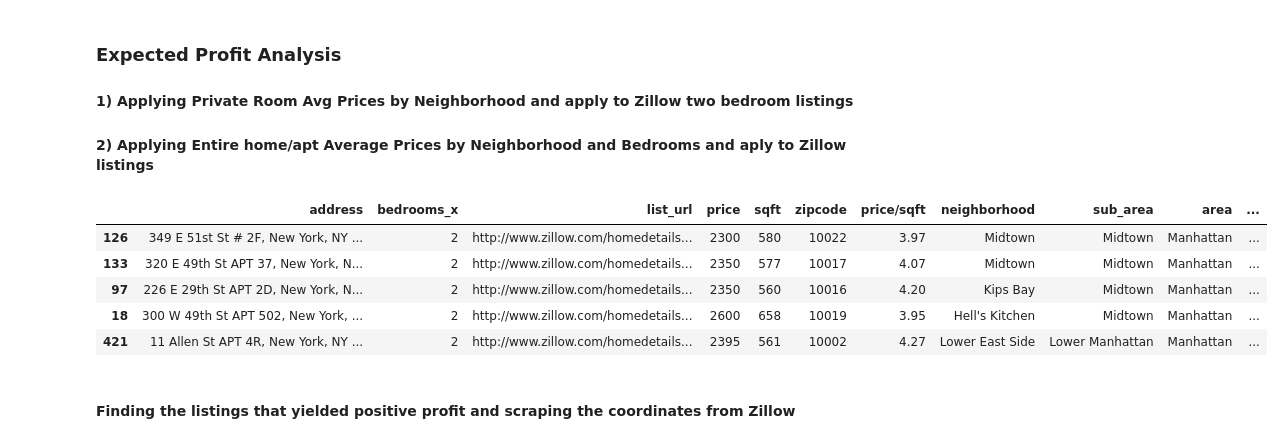
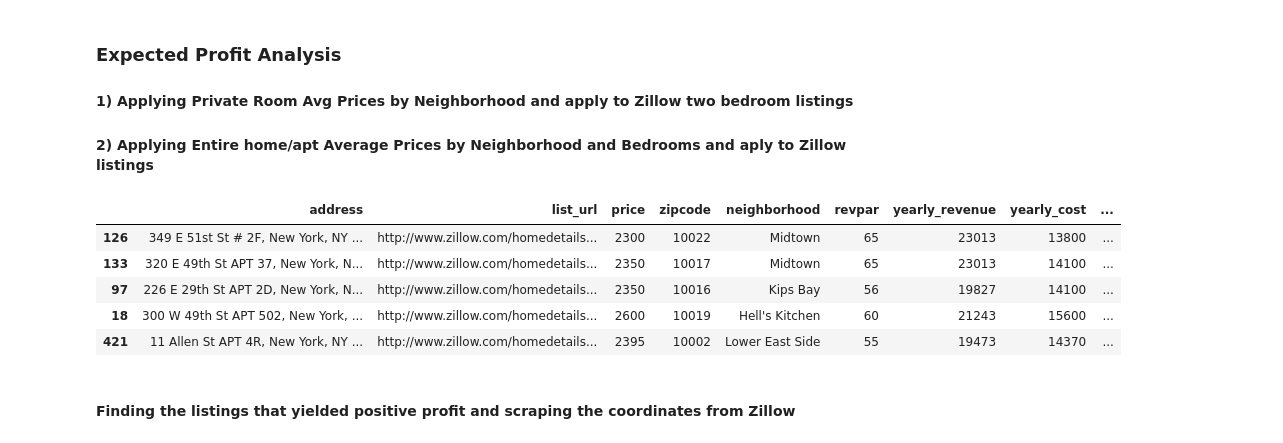
Before and after one commit to adalal80/GA-DSI, a Jupyter notebook: projects/projects-capstone/Final/Capstone-Predicting_Expected_Profit_STR.ipynb, the cells around one changed output. Drawn from its saved outputs; the diff is of its cells as text; code cells hidden in the pictures.

```diff
--- a/projects/projects-capstone/Final/Capstone-Predicting_Expected_Profit_STR.ipynb
+++ b/projects/projects-capstone/Final/Capstone-Predicting_Expected_Profit_STR.ipynb
@@ -1311,15 +1311,17 @@ eval_df = expected_profit(eval_df,1,30,'private')
 #maybe biased from the lack of consistency from scraping
 total_eval = expected_profit(total_eval,.7,30,'entire')
 # %%
-#expected profits for a private room
-eval_df.head()
+#expected profits (yearly) for a private room
+cols3 = ['address','list_url','price','zipcode','neighborhood','revpar','yearly_revenue','yearly_cost',\
+        'Expected_profit']
+eval_df.loc[:,cols3].head()
 # %% [output]
-|  | address | bedrooms_x | list_url | price | sqft | zipcode | price/sqft | neighborhood | sub_area | area | ... |
-| 126 | 349 E 51st St # 2F, New York, NY ... | 2 | http://www.zillow.com/homedetails... | 2300 | 580 | 10022 | 3.97 | Midtown | Midtown | Manhattan | ... |
-| 133 | 320 E 49th St APT 37, New York, N... | 2 | http://www.zillow.com/homedetails... | 2350 | 577 | 10017 | 4.07 | Midtown | Midtown | Manhattan | ... |
-| 97 | 226 E 29th St APT 2D, New York, N... | 2 | http://www.zillow.com/homedetails... | 2350 | 560 | 10016 | 4.20 | Kips Bay | Midtown | Manhattan | ... |
-| 18 | 300 W 49th St APT 502, New York, ... | 2 | http://www.zillow.com/homedetails... | 2600 | 658 | 10019 | 3.95 | Hell's Kitchen | Midtown | Manhattan | ... |
-| 421 | 11 Allen St APT 4R, New York, NY ... | 2 | http://www.zillow.com/homedetails... | 2395 | 561 | 10002 | 4.27 | Lower East Side | Lower Manhattan | Manhattan | ... |
+|  | address | list_url | price | zipcode | neighborhood | revpar | yearly_revenue | yearly_cost | ... |
+| 126 | 349 E 51st St # 2F, New York, NY ... | http://www.zillow.com/homedetails... | 2300 | 10022 | Midtown | 65 | 23013 | 13800 | ... |
+| 133 | 320 E 49th St APT 37, New York, N... | http://www.zillow.com/homedetails... | 2350 | 10017 | Midtown | 65 | 23013 | 14100 | ... |
+| 97 | 226 E 29th St APT 2D, New York, N... | http://www.zillow.com/homedetails... | 2350 | 10016 | Kips Bay | 56 | 19827 | 14100 | ... |
+| 18 | 300 W 49th St APT 502, New York, ... | http://www.zillow.com/homedetails... | 2600 | 10019 | Hell's Kitchen | 60 | 21243 | 15600 | ... |
+| 421 | 11 Allen St APT 4R, New York, NY ... | http://www.zillow.com/homedetails... | 2395 | 10002 | Lower East Side | 55 | 19473 | 14370 | ... |
 # %% [markdown]
 #### Finding the listings that yielded positive profit and scraping the coordinates from Zillow
 # %%
```
Also changed, not shown: parts of 4 cells of this notebook.
